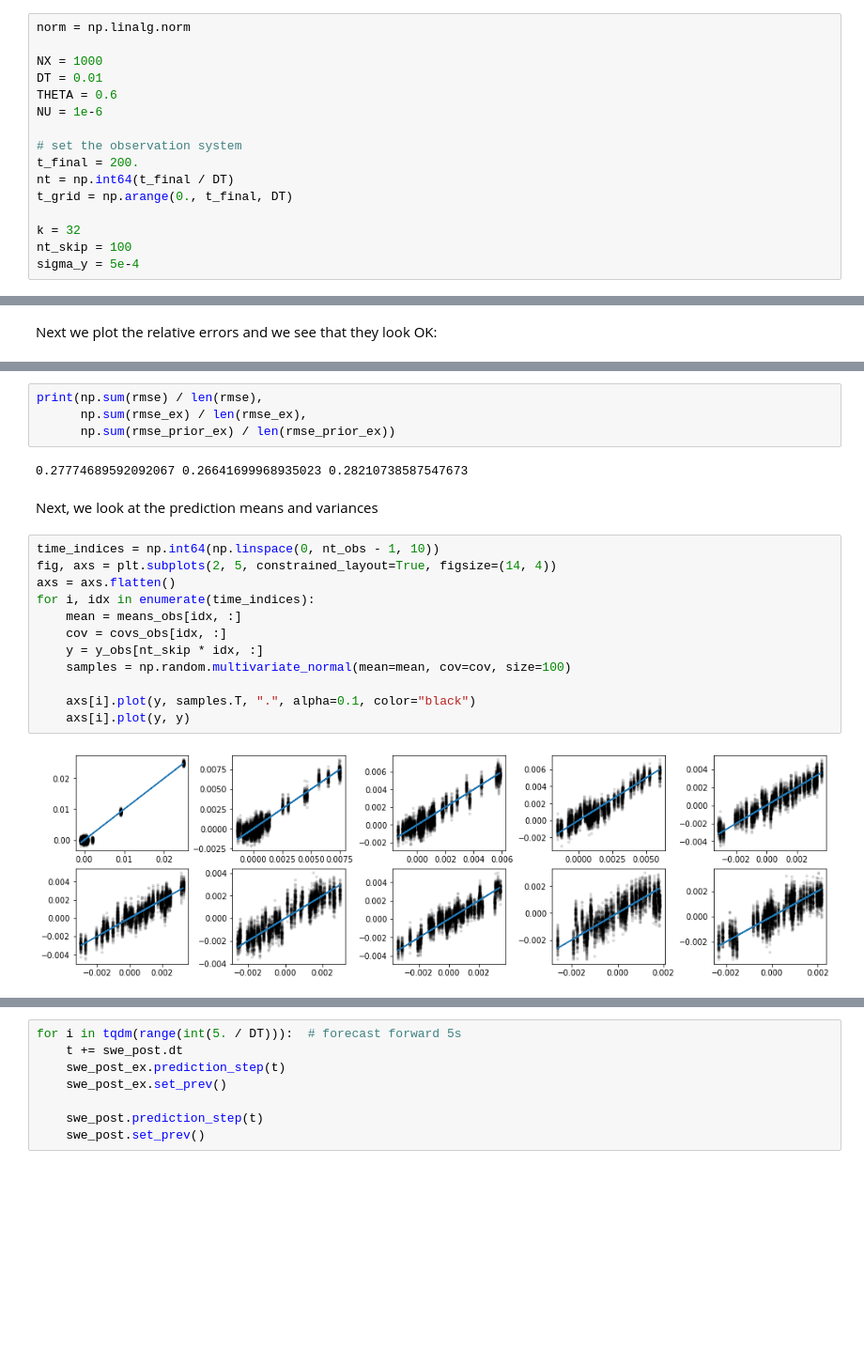
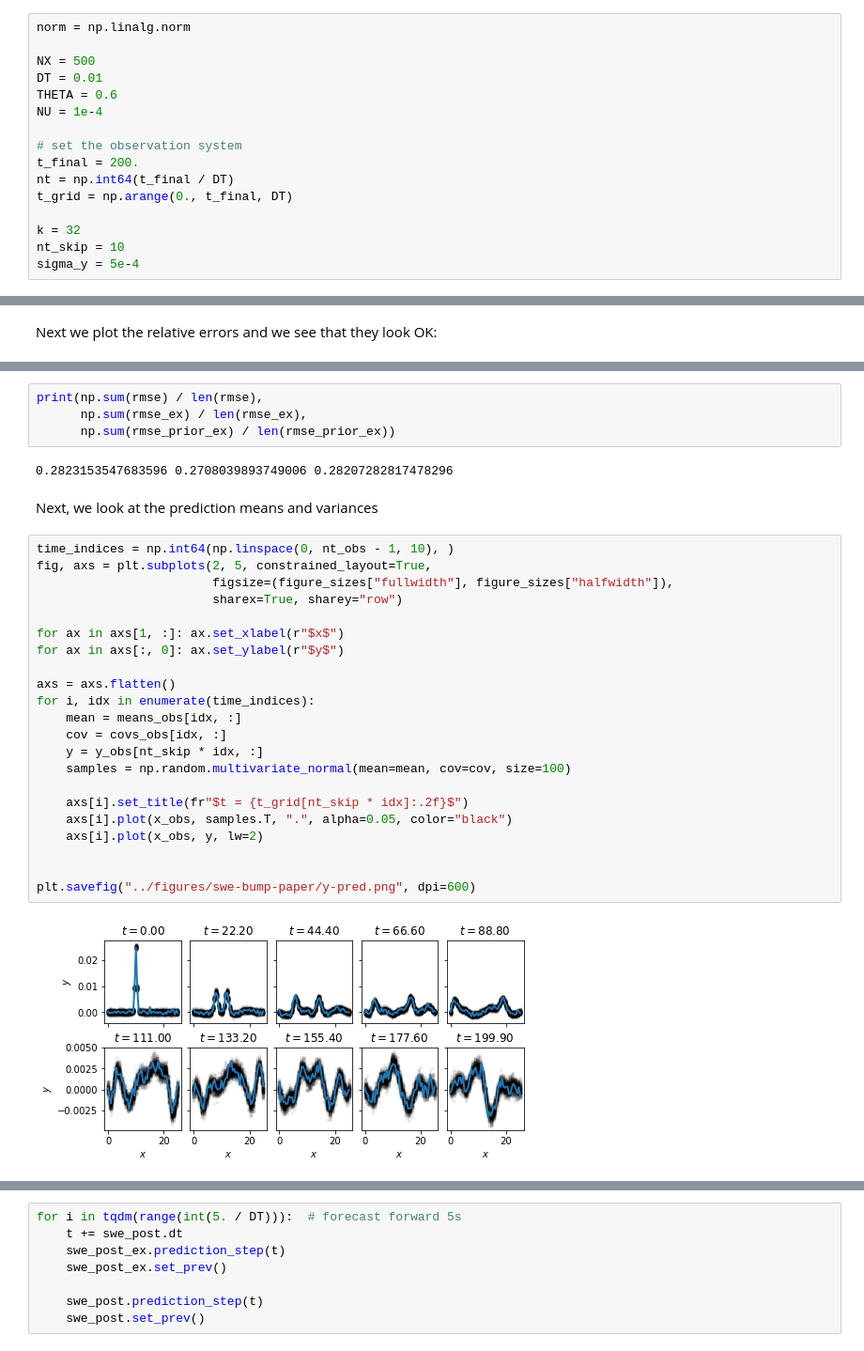
Before and after one commit to connor-duffin/sswfe, a Jupyter notebook: docs/swe-filter-1d-bump-example.ipynb, the cells around one changed output, grey strips where cells are left out. Shown at 94% size. Saved outputs shown, nothing was run; the diff lists cells and outputs as text; blank space fills up the shorter version.

Commit message:
Updating plots for draft ms

```diff
--- a/docs/swe-filter-1d-bump-example.ipynb
+++ b/docs/swe-filter-1d-bump-example.ipynb
@@ -42,10 +43,10 @@ def compute_coverage(y, mean , cov):
 # %%
 norm = np.linalg.norm
 
-NX = 1000
+NX = 500
 DT = 0.01
 THETA = 0.6
-NU = 1e-6
+NU = 1e-4
 
 # set the observation system
 t_final = 200.
@@ -53,7 +54,7 @@ nt = np.int64(t_final / DT)
 t_grid = np.arange(0., t_final, DT)
 
 k = 32
-nt_skip = 100
+nt_skip = 10
 sigma_y = 5e-4
 # %%
 stat_params = dict(rho_u=1e-2, ell_u=5.,
@@ -275,21 +276,31 @@ print(np.sum(rmse) / len(rmse),
       np.sum(rmse_ex) / len(rmse_ex),
       np.sum(rmse_prior_ex) / len(rmse_prior_ex))
 # %% [output]
-0.27774689592092067 0.26641699968935023 0.28210738587547673
+0.2823153547683596 0.2708039893749006 0.28207282817478296
 # %% [markdown]
 Next, we look at the prediction means and variances
 # %%
-time_indices = np.int64(np.linspace(0, nt_obs - 1, 10))
-fig, axs = plt.subplots(2, 5, constrained_layout=True, figsize=(14, 4))
+time_indices = np.int64(np.linspace(0, nt_obs - 1, 10), )
+fig, axs = plt.subplots(2, 5, constrained_layout=True,
+                        figsize=(figure_sizes["fullwidth"], figure_sizes["halfwidth"]),
+                        sharex=True, sharey="row")
+
+for ax in axs[1, :]: ax.set_xlabel(r"$x$")
+for ax in axs[:, 0]: ax.set_ylabel(r"$y$")
+
 axs = axs.flatten()
 for i, idx in enumerate(time_indices):
     mean = means_obs[idx, :]
     cov = covs_obs[idx, :]
     y = y_obs[nt_skip * idx, :]
     samples = np.random.multivariate_normal(mean=mean, cov=cov, size=100)
 
-    axs[i].plot(y, samples.T, ".", alpha=0.1, color="black")
-    axs[i].plot(y, y)
+    axs[i].set_title(fr"$t = {t_grid[nt_skip * idx]:.2f}$")
+    axs[i].plot(x_obs, samples.T, ".", alpha=0.05, color="black")
+    axs[i].plot(x_obs, y, lw=2)
+
+
+plt.savefig("../figures/swe-bump-paper/y-pred.png", dpi=600)
 # %% [output]
-[figure, old version]
+[figure, new version]
 # %%
```
Also changed, not shown: parts of 10 cells of this notebook, 2 other files.
